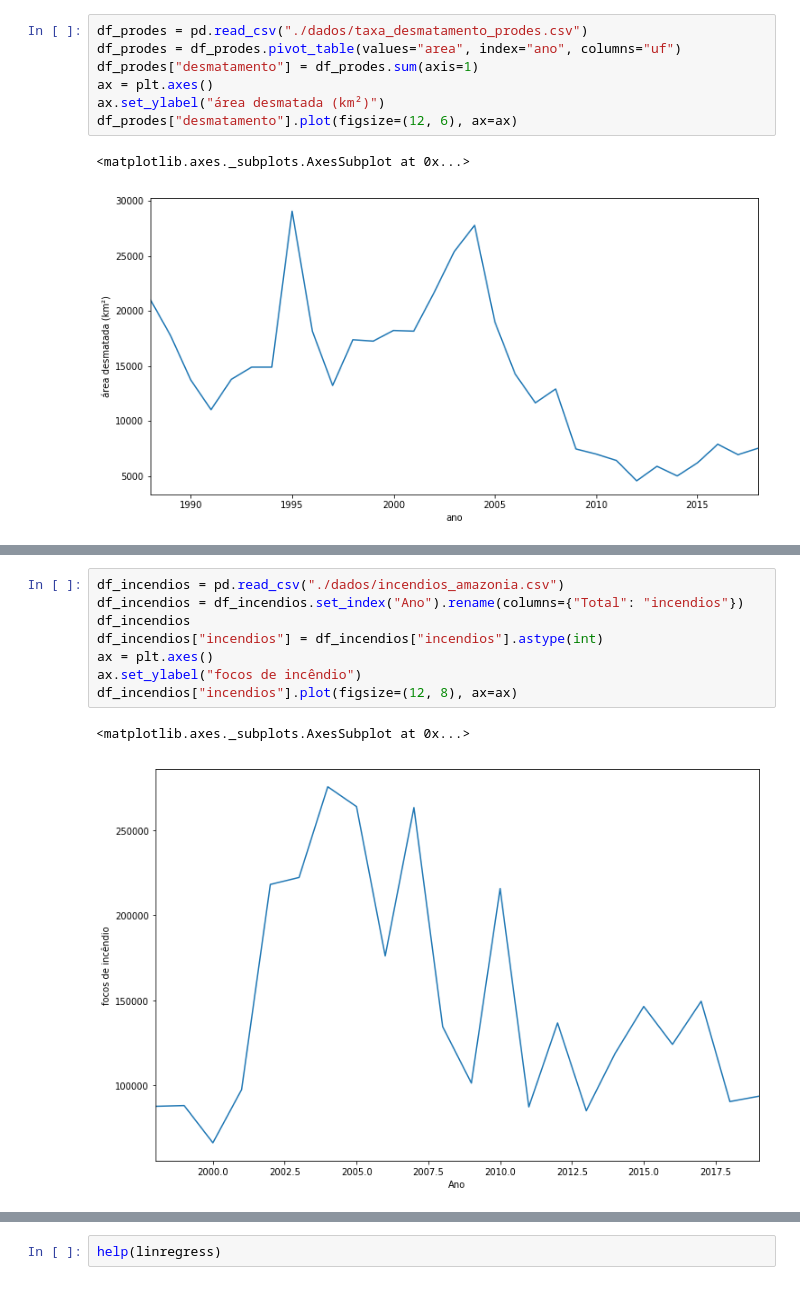
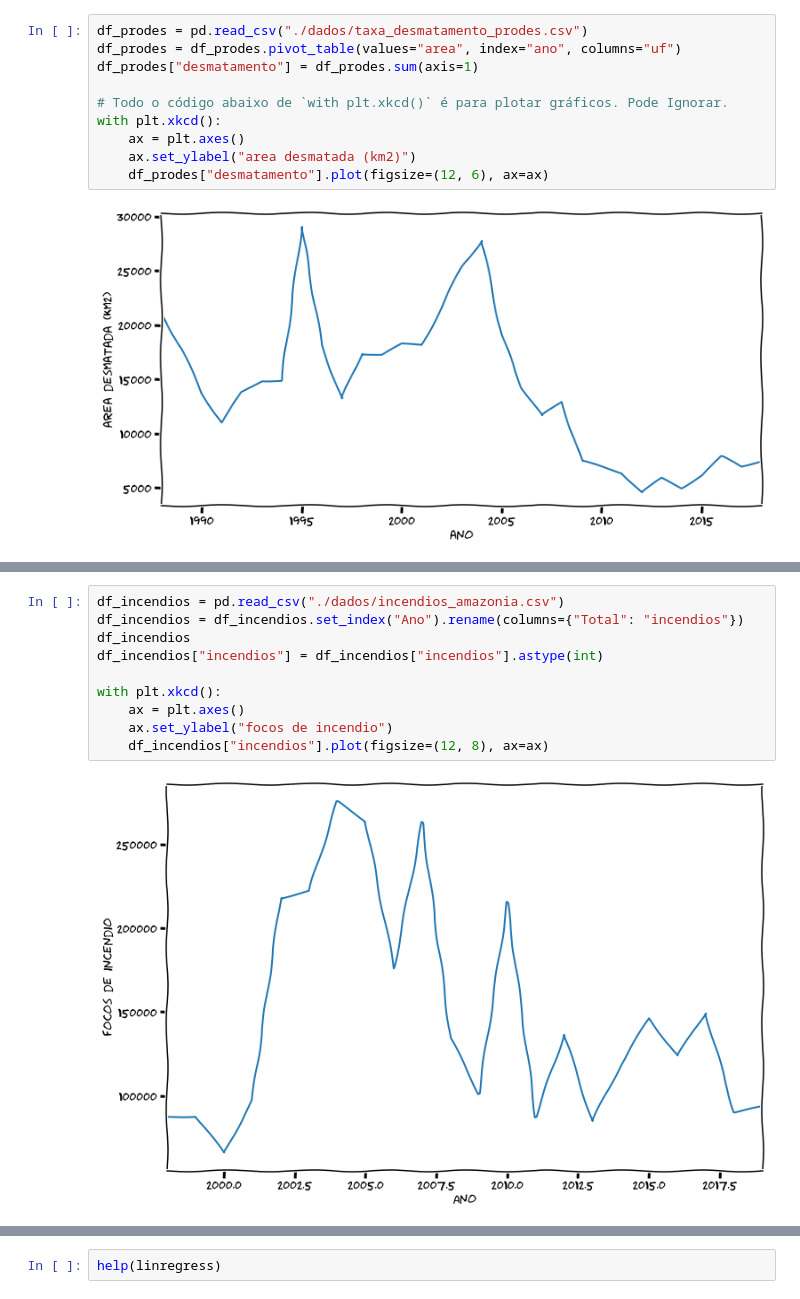
Before and after one commit to luxedo/romanos, a Jupyter notebook: incendios/Incêndios e Área desmatada na Amazônia.ipynb, the cells around one changed output, grey strips where cells are left out. Cells and saved outputs as stored; diff of their text form.

```diff
--- a/incendios/Incêndios e Área desmatada na Amazônia.ipynb
+++ b/incendios/Incêndios e Área desmatada na Amazônia.ipynb
@@ -22,12 +27,14 @@ from scipy.stats import linregress
 df_prodes = pd.read_csv("./dados/taxa_desmatamento_prodes.csv")
 df_prodes = df_prodes.pivot_table(values="area", index="ano", columns="uf")
 df_prodes["desmatamento"] = df_prodes.sum(axis=1)
-ax = plt.axes()
-ax.set_ylabel("área desmatada (km²)")
-df_prodes["desmatamento"].plot(figsize=(12, 6), ax=ax)
+
+# Todo o código abaixo de `with plt.xkcd()` é para plotar gráficos. Pode Ignorar.
+with plt.xkcd():
+    ax = plt.axes()
+    ax.set_ylabel("area desmatada (km2)")
+    df_prodes["desmatamento"].plot(figsize=(12, 6), ax=ax)
 # %% [output]
-<matplotlib.axes._subplots.AxesSubplot at 0x...>
-[figure, old version]
+[figure, new version]
 # %% [markdown]
  ### 2004 - [Plano de Ação para Prevenção e Controle do Desmatamento na Amazônia Legal (PPCDAm)](http://redd.mma.gov.br/pt/acompanhamento-e-a-analise-de-impacto-das-politicas-publicas/ppcdam)
 
@@ -38,11 +45,12 @@ df_prodes["desmatamento"].plot(figsize=(12, 6), ax=ax)
 # %%
 df_incendios = pd.read_csv("./dados/incendios_amazonia.csv")
 df_incendios = df_incendios.set_index("Ano").rename(columns={"Total": "incendios"})
 df_incendios
 df_incendios["incendios"] = df_incendios["incendios"].astype(int)
-ax = plt.axes()
-ax.set_ylabel("focos de incêndio")
-df_incendios["incendios"].plot(figsize=(12, 8), ax=ax)
+
+with plt.xkcd():
+    ax = plt.axes()
+    ax.set_ylabel("focos de incendio")
+    df_incendios["incendios"].plot(figsize=(12, 8), ax=ax)
 # %% [output]
-<matplotlib.axes._subplots.AxesSubplot at 0x...>
-[figure, old version]
+[figure, new version]
```
Also changed, not shown: parts of 33 cells of this notebook, 1 other file.
